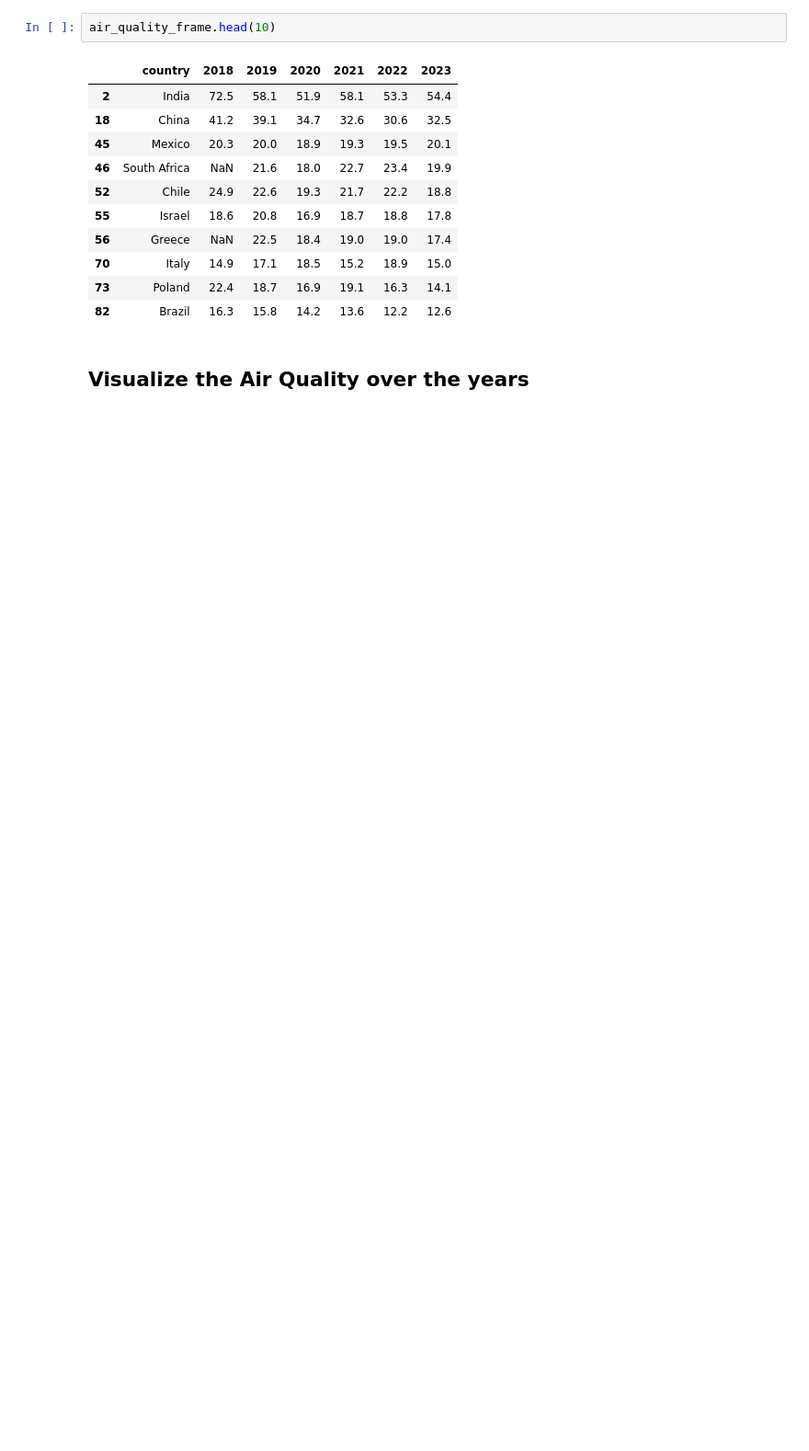
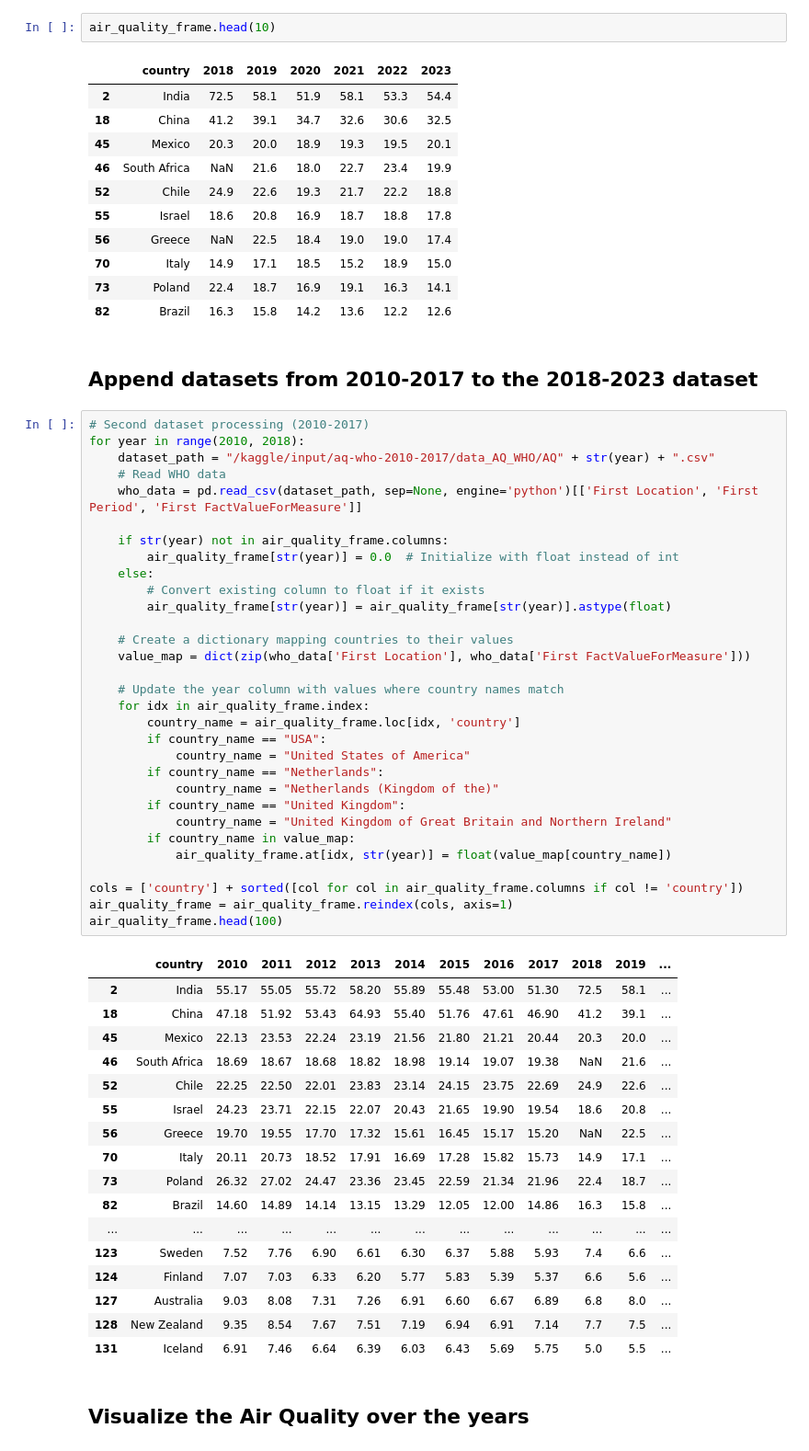
Before and after one commit to johanneshaberlah/electric-vehicle-air-quality-analysis, a Jupyter notebook: electric-vehicles-air-quality.ipynb, the cells around one changed output. Shown at 92% size. Saved outputs shown, nothing was run; the diff lists cells and outputs as text; blank space fills up the shorter version.

```diff
--- a/electric-vehicles-air-quality.ipynb
+++ b/electric-vehicles-air-quality.ipynb
@@ -126,6 +128,57 @@ air_quality_frame.head(10)
 | 70 | Italy | 14.9 | 17.1 | 18.5 | 15.2 | 18.9 | 15.0 |
 | 73 | Poland | 22.4 | 18.7 | 16.9 | 19.1 | 16.3 | 14.1 |
 | 82 | Brazil | 16.3 | 15.8 | 14.2 | 13.6 | 12.2 | 12.6 |
+# %% [markdown]
+## Append datasets from 2010-2017 to the 2018-2023 dataset
+# %%
+# Second dataset processing (2010-2017)
+for year in range(2010, 2018):
+    dataset_path = "/kaggle/input/aq-who-2010-2017/data_AQ_WHO/AQ" + str(year) + ".csv"
+    # Read WHO data
+    who_data = pd.read_csv(dataset_path, sep=None, engine='python')[['First Location', 'First Period', 'First FactValueForMeasure']]
+
+    if str(year) not in air_quality_frame.columns:
+        air_quality_frame[str(year)] = 0.0  # Initialize with float instead of int
+    else:
+        # Convert existing column to float if it exists
+        air_quality_frame[str(year)] = air_quality_frame[str(year)].astype(float)
+
+    # Create a dictionary mapping countries to their values
+    value_map = dict(zip(who_data['First Location'], who_data['First FactValueForMeasure']))
+
+    # Update the year column with values where country names match
+    for idx in air_quality_frame.index:
+        country_name = air_quality_frame.loc[idx, 'country']
+        if country_name == "USA":
+            country_name = "United States of America"
+        if country_name == "Netherlands":
+            country_name = "Netherlands (Kingdom of the)"
+        if country_name == "United Kingdom":
+            country_name = "United Kingdom of Great Britain and Northern Ireland"
+        if country_name in value_map:
+            air_quality_frame.at[idx, str(year)] = float(value_map[country_name])
+
+cols = ['country'] + sorted([col for col in air_quality_frame.columns if col != 'country'])
+air_quality_frame = air_quality_frame.reindex(cols, axis=1)
+air_quality_frame.head(100)
+# %% [output]
+|  | country | 2010 | 2011 | 2012 | 2013 | 2014 | 2015 | 2016 | 2017 | 2018 | 2019 | ... |
+| 2 | India | 55.17 | 55.05 | 55.72 | 58.20 | 55.89 | 55.48 | 53.00 | 51.30 | 72.5 | 58.1 | ... |
+| 18 | China | 47.18 | 51.92 | 53.43 | 64.93 | 55.40 | 51.76 | 47.61 | 46.90 | 41.2 | 39.1 | ... |
+| 45 | Mexico | 22.13 | 23.53 | 22.24 | 23.19 | 21.56 | 21.80 | 21.21 | 20.44 | 20.3 | 20.0 | ... |
+| 46 | South Africa | 18.69 | 18.67 | 18.68 | 18.82 | 18.98 | 19.14 | 19.07 | 19.38 | NaN | 21.6 | ... |
+| 52 | Chile | 22.25 | 22.50 | 22.01 | 23.83 | 23.14 | 24.15 | 23.75 | 22.69 | 24.9 | 22.6 | ... |
+| 55 | Israel | 24.23 | 23.71 | 22.15 | 22.07 | 20.43 | 21.65 | 19.90 | 19.54 | 18.6 | 20.8 | ... |
+| 56 | Greece | 19.70 | 19.55 | 17.70 | 17.32 | 15.61 | 16.45 | 15.17 | 15.20 | NaN | 22.5 | ... |
+| 70 | Italy | 20.11 | 20.73 | 18.52 | 17.91 | 16.69 | 17.28 | 15.82 | 15.73 | 14.9 | 17.1 | ... |
+| 73 | Poland | 26.32 | 27.02 | 24.47 | 23.36 | 23.45 | 22.59 | 21.34 | 21.96 | 22.4 | 18.7 | ... |
+| 82 | Brazil | 14.60 | 14.89 | 14.14 | 13.15 | 13.29 | 12.05 | 12.00 | 14.86 | 16.3 | 15.8 | ... |
+| ... | ... | ... | ... | ... | ... | ... | ... | ... | ... | ... | ... | ... |
+| 123 | Sweden | 7.52 | 7.76 | 6.90 | 6.61 | 6.30 | 6.37 | 5.88 | 5.93 | 7.4 | 6.6 | ... |
+| 124 | Finland | 7.07 | 7.03 | 6.33 | 6.20 | 5.77 | 5.83 | 5.39 | 5.37 | 6.6 | 5.6 | ... |
+| 127 | Australia | 9.03 | 8.08 | 7.31 | 7.26 | 6.91 | 6.60 | 6.67 | 6.89 | 6.8 | 8.0 | ... |
+| 128 | New Zealand | 9.35 | 8.54 | 7.67 | 7.51 | 7.19 | 6.94 | 6.91 | 7.14 | 7.7 | 7.5 | ... |
+| 131 | Iceland | 6.91 | 7.46 | 6.64 | 6.39 | 6.03 | 6.43 | 5.69 | 5.75 | 5.0 | 5.5 | ... |
 # %% [markdown]
 ## Visualize the Air Quality over the years
 # %%
```
Also changed, not shown: parts of 13 cells of this notebook.
